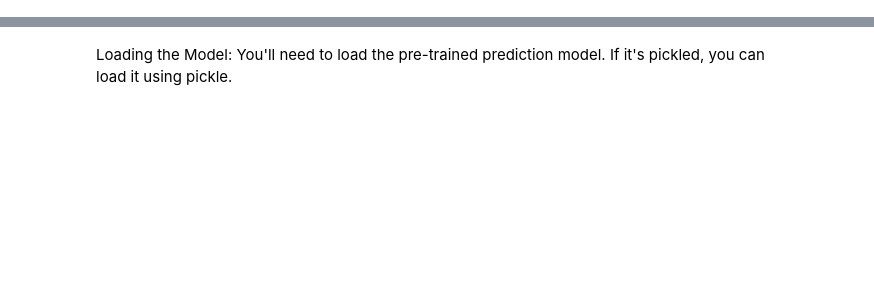
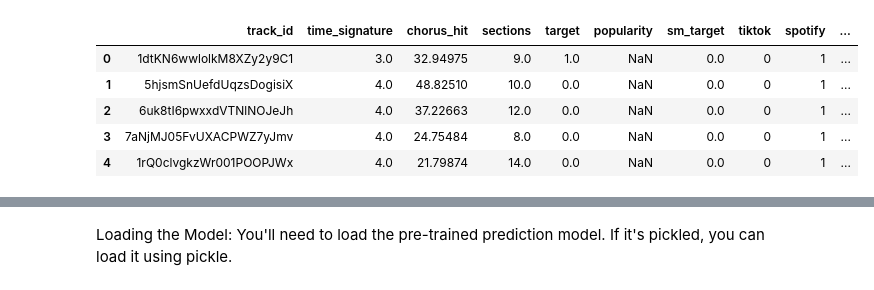
Before and after one commit to mrtz-wssl/spotify-BD, a Jupyter notebook: recommendation.ipynb, the cells around one changed output, grey strips where cells are left out. Drawn from its saved outputs; the diff is of its cells as text; code cells hidden in the pictures; blank space fills up the shorter version.

```diff
--- a/recommendation.ipynb
+++ b/recommendation.ipynb
@@ -17,2 +17,11 @@ data = pd.read_csv('TikTokSpotifyMerged.csv')
+# %%
+data.head()
+# %% [output]
+|  | track_id | time_signature | chorus_hit | sections | target | popularity | sm_target | tiktok | spotify | ... |
+| 0 | 1dtKN6wwlolkM8XZy2y9C1 | 3.0 | 32.94975 | 9.0 | 1.0 | NaN | 0.0 | 0 | 1 | ... |
+| 1 | 5hjsmSnUefdUqzsDogisiX | 4.0 | 48.82510 | 10.0 | 0.0 | NaN | 0.0 | 0 | 1 | ... |
+| 2 | 6uk8tI6pwxxdVTNlNOJeJh | 4.0 | 37.22663 | 12.0 | 0.0 | NaN | 0.0 | 0 | 1 | ... |
+| 3 | 7aNjMJ05FvUXACPWZ7yJmv | 4.0 | 24.75484 | 8.0 | 0.0 | NaN | 0.0 | 0 | 1 | ... |
+| 4 | 1rQ0clvgkzWr001POOPJWx | 4.0 | 21.79874 | 14.0 | 0.0 | NaN | 0.0 | 0 | 1 | ... |
 # %%
 # Drop unnecessary columns
```
Also changed, not shown: parts of 8 cells of this notebook, 1 other file.
